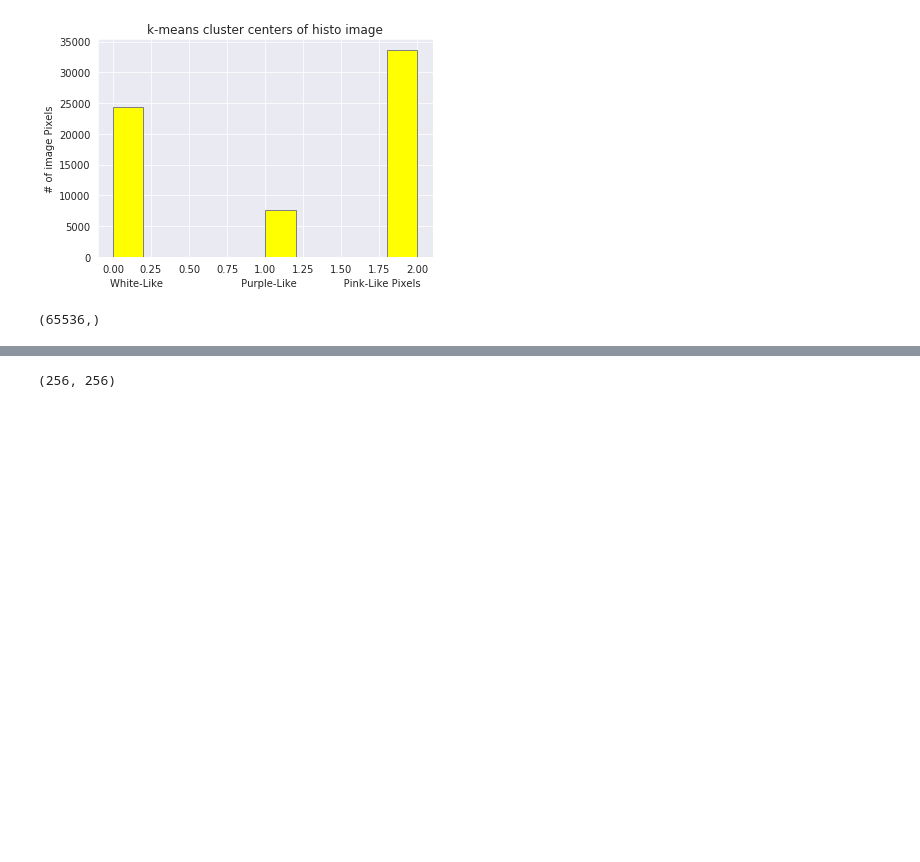
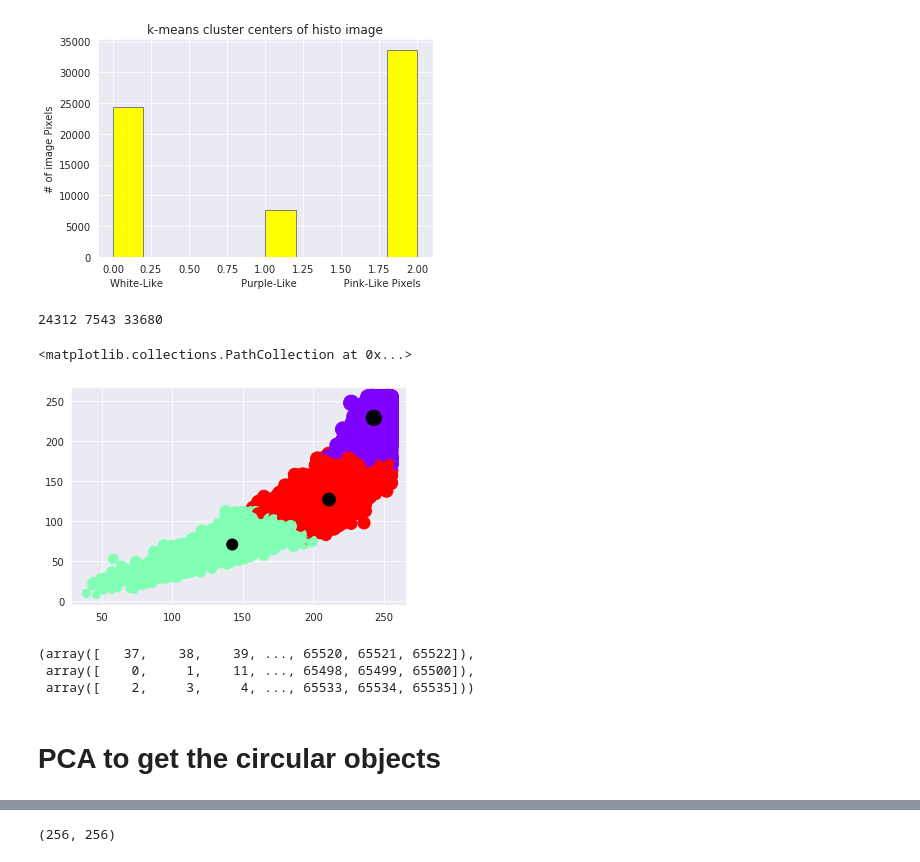
Before and after one commit to sraja2911/glioma_histo_img_classifier_lob, a Jupyter notebook: Large_Object_Tissue_Texture_Algorithm.ipynb, the cells around one changed output, grey strips where cells are left out. Cells and saved outputs as stored; diff of their text form; code cells hidden in the pictures; blank space fills up the shorter version.

```diff
--- a/Large_Object_Tissue_Texture_Algorithm.ipynb
+++ b/Large_Object_Tissue_Texture_Algorithm.ipynb
@@ -138,7 +164,21 @@ ax.set_xlabel('White-Like                         Purple-Like               Pink
 plt.show()
 # %% [output]
 [figure]
-# %%
-cluster_labels_00.shape
-# %% [output]
-(65536,)
+# %%
+white = 0
+purple = 0
+pink = 0
+for i in range (0,65535):
+    if (cluster_labels_00[i] == 0): white=white+1
+    if (cluster_labels_00[i] == 1): purple=purple+1
+    if (cluster_labels_00[i] == 2): pink=pink+1
+
+print (white, purple, pink)
+# %% [output]
+24312 7543 33680
+# %%
+plt.scatter(image_2d[:,0],image_2d[:,1],image_2d[:,2], c=kmeans_cluster_00.labels_, cmap='rainbow')
+plt.scatter(kmeans_cluster_00.cluster_centers_[:,0],kmeans_cluster_00.cluster_centers_[:,1],kmeans_cluster_00.cluster_centers_[:,2], color='black')
+# %% [output]
+<matplotlib.collections.PathCollection at 0x...>
+[figure, added]
@@ -144,0 +189,8 @@ cluster_labels_00.shape
+# %%
+ClusterIndicesNumpy(0, cluster_labels_00), ClusterIndicesNumpy(1, cluster_labels_00), ClusterIndicesNumpy(2, cluster_labels_00)
+# %% [output]
+(array([   37,    38,    39, ..., 65520, 65521, 65522]),
+ array([    0,     1,    11, ..., 65498, 65499, 65500]),
+ array([    2,     3,     4, ..., 65533, 65534, 65535]))
+# %% [markdown]
+# PCA to get the circular objects
```
Also changed, not shown: parts of 26 cells of this notebook.
